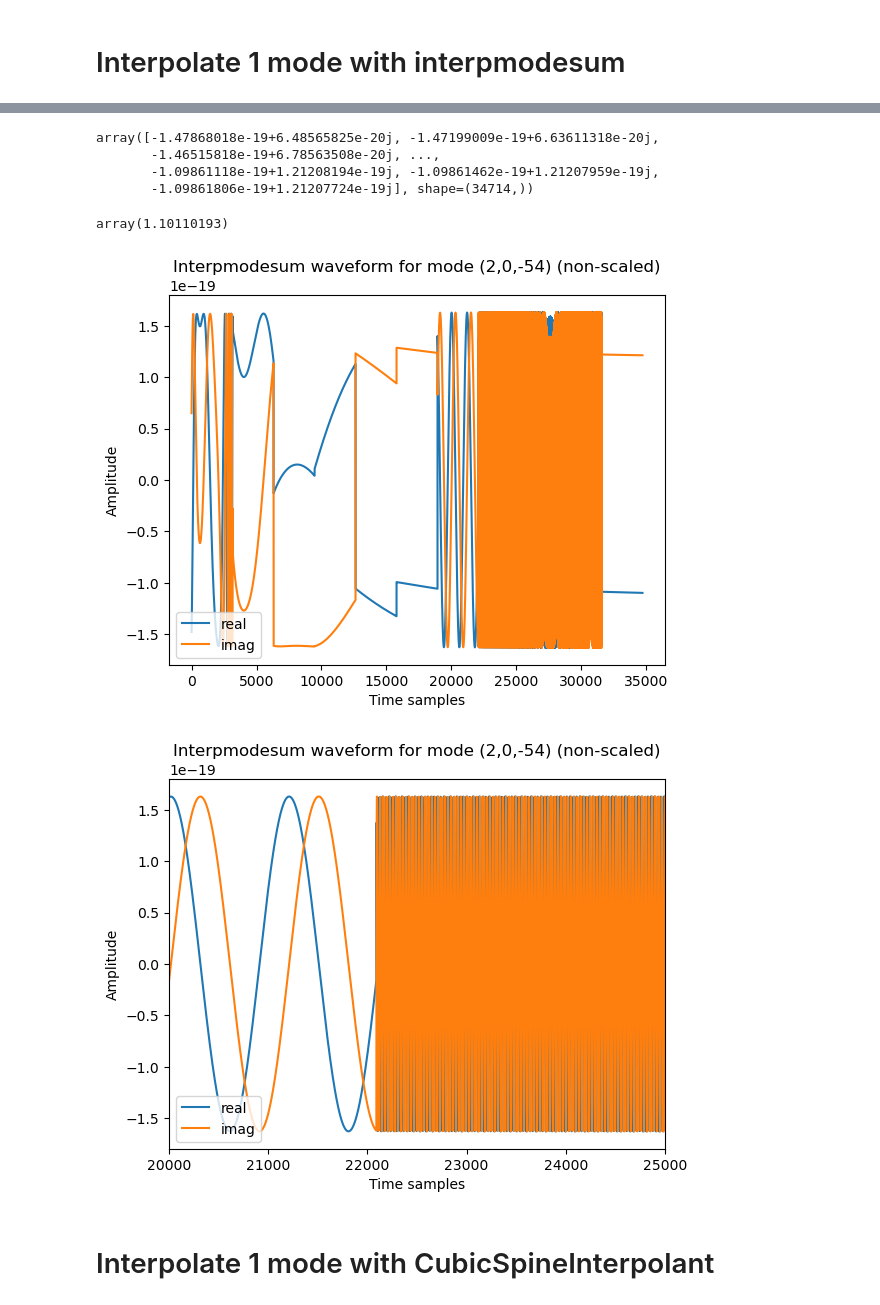
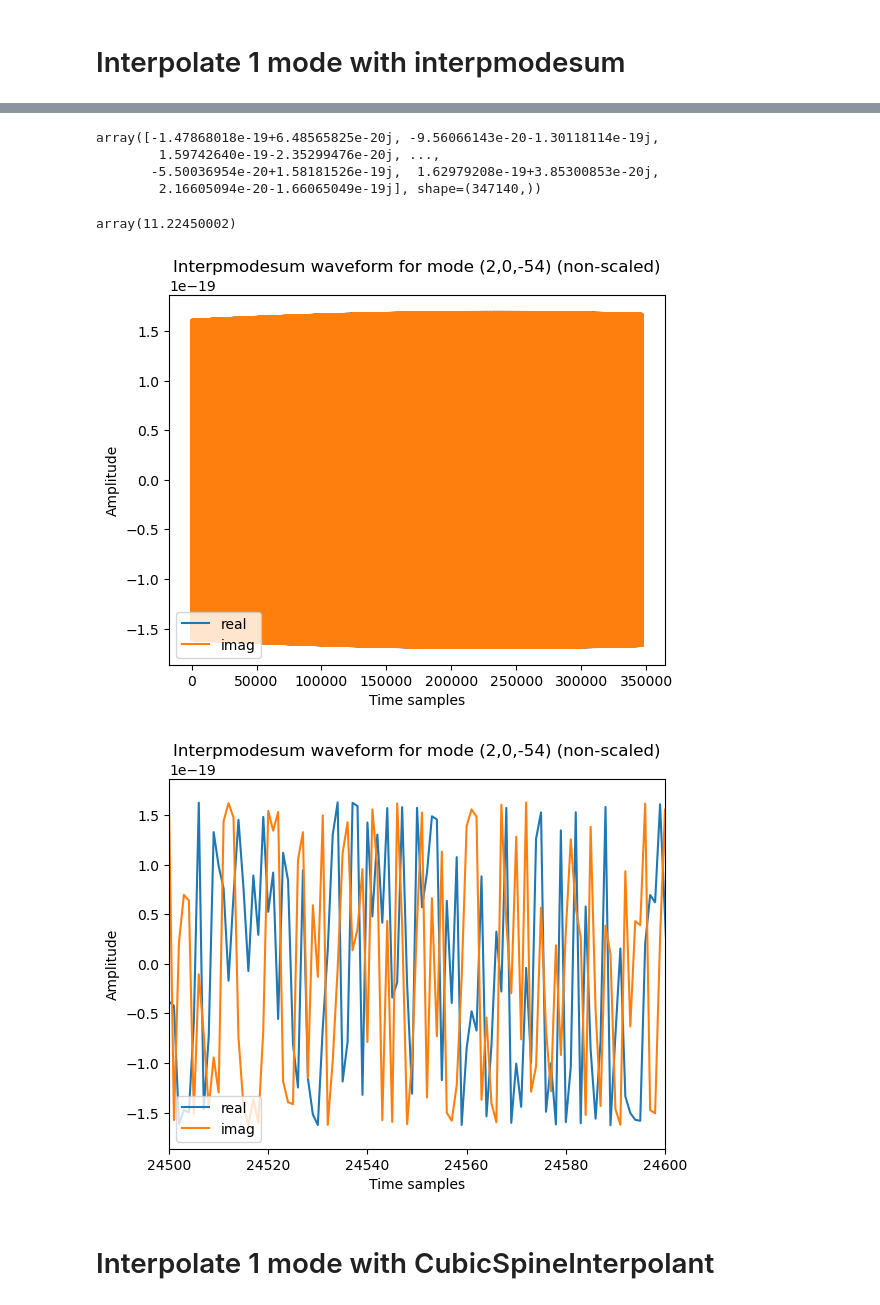
Before and after one commit to verasha/FEWNEW, a Jupyter notebook: work/interpolate.ipynb, the cells around one changed output, grey strips where cells are left out. Drawn from its saved outputs; the diff is of its cells as text; code cells hidden in the pictures.

```diff
--- a/work/interpolate.ipynb
+++ b/work/interpolate.ipynb
@@ -69,7 +69,7 @@ ylm_gen = GetYlms(include_minus_m=False, force_backend="cuda12x")
 # %% [markdown]
 # Generate amplitudes, trajectory, etc.
 # %%
-N_traj = 1000 # change amount of points here
+N_traj = 100 # change amount of points here
 delta_T = T*YRSID_SI/N_traj
 # %%
 # Calc trajectory
@@ -179,14 +179,14 @@ Wall time: 34.9 ms
 # %%
 waveform1_1[~np.isnan(waveform1_1)]
 # %% [output]
-array([-1.47868018e-19+6.48565825e-20j, -1.47199009e-19+6.63611318e-20j,
-       -1.46515818e-19+6.78563508e-20j, ...,
-       -1.09861118e-19+1.21208194e-19j, -1.09861462e-19+1.21207959e-19j,
-       -1.09861806e-19+1.21207724e-19j], shape=(34714,))
+array([-1.47868018e-19+6.48565825e-20j, -9.56066143e-20-1.30118114e-19j,
+        1.59742640e-19-2.35299476e-20j, ...,
+       -5.50036954e-20+1.58181526e-19j,  1.62979208e-19+3.85300853e-20j,
+        2.16605094e-20-1.66065049e-19j], shape=(347140,))
 # %%
 np.sum(~np.isnan(waveform1_1))/len(waveform1_1) * 100
 # %% [output]
-array(1.10110193)
+array(11.22450002)
 # %%
 plt.plot(waveform1_1.get().real, label='real')
 plt.plot(waveform1_1.get().imag, label='imag')
@@ -196,17 +196,17 @@ plt.ylabel('Amplitude')
 plt.legend(loc='lower left')
 plt.show()
 # %% [output]
-[figure, old version]
+[figure, new version]
 # %%
 plt.plot(waveform1_1.get().real, label='real')
 plt.plot(waveform1_1.get().imag, label='imag')
 plt.title(f'Interpmodesum waveform for mode {mode_labels[mode_idx]} (non-scaled)')
 plt.xlabel('Time samples')
 plt.ylabel('Amplitude')
 plt.legend(loc='lower left')
-plt.xlim(2e4,2.5e4)
+plt.xlim(2.45e4,2.46e4)
 plt.show()
 # %% [output]
-[figure, old version]
+[figure, new version]
 # %% [markdown]
 # Interpolate 1 mode with CubicSpineInterpolant
```
Also changed, not shown: parts of 10 cells of this notebook, 3 other files.
